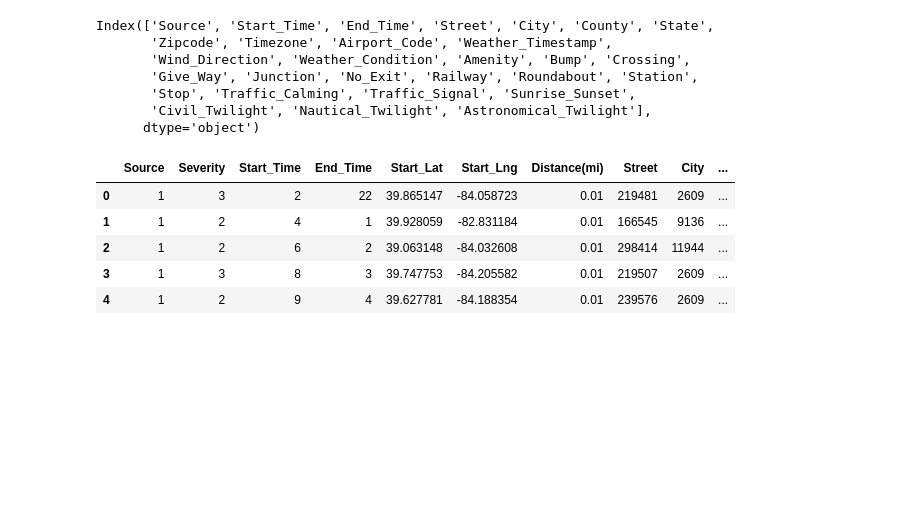
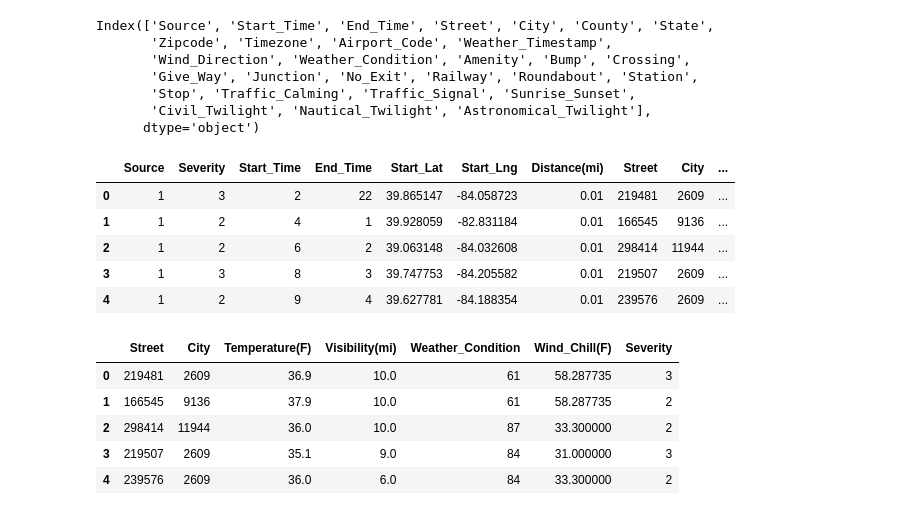
Before and after one commit to AbhirupB/Road-accidents-ML, a Jupyter notebook: EDA and training.ipynb, the cells around one changed output. Cells and saved outputs as stored; diff of their text form; code cells hidden in the pictures; blank space fills up the shorter version.

```diff
--- a/EDA and training.ipynb
+++ b/EDA and training.ipynb
@@ -907,3 +903,16 @@ df_copy_train.head()
 | 2 | 1 | 2 | 6 | 2 | 39.063148 | -84.032608 | 0.01 | 298414 | 11944 | ... |
 | 3 | 1 | 3 | 8 | 3 | 39.747753 | -84.205582 | 0.01 | 219507 | 2609 | ... |
 | 4 | 1 | 2 | 9 | 4 | 39.627781 | -84.188354 | 0.01 | 239576 | 2609 | ... |
+# %%
+columns = ['Street', 'City', 'Temperature(F)', 'Visibility(mi)', 'Weather_Condition', 'Wind_Chill(F)', 'Severity' ]
+# %%
+df_for_accuracy = df_copy_train[columns].copy()
+# %%
+df_for_accuracy.head()
+# %% [output]
+|  | Street | City | Temperature(F) | Visibility(mi) | Weather_Condition | Wind_Chill(F) | Severity |
+| 0 | 219481 | 2609 | 36.9 | 10.0 | 61 | 58.287735 | 3 |
+| 1 | 166545 | 9136 | 37.9 | 10.0 | 61 | 58.287735 | 2 |
+| 2 | 298414 | 11944 | 36.0 | 10.0 | 87 | 33.300000 | 2 |
+| 3 | 219507 | 2609 | 35.1 | 9.0 | 84 | 31.000000 | 3 |
+| 4 | 239576 | 2609 | 36.0 | 6.0 | 84 | 33.300000 | 2 |
```
Also changed, not shown: parts of 14 cells of this notebook.
